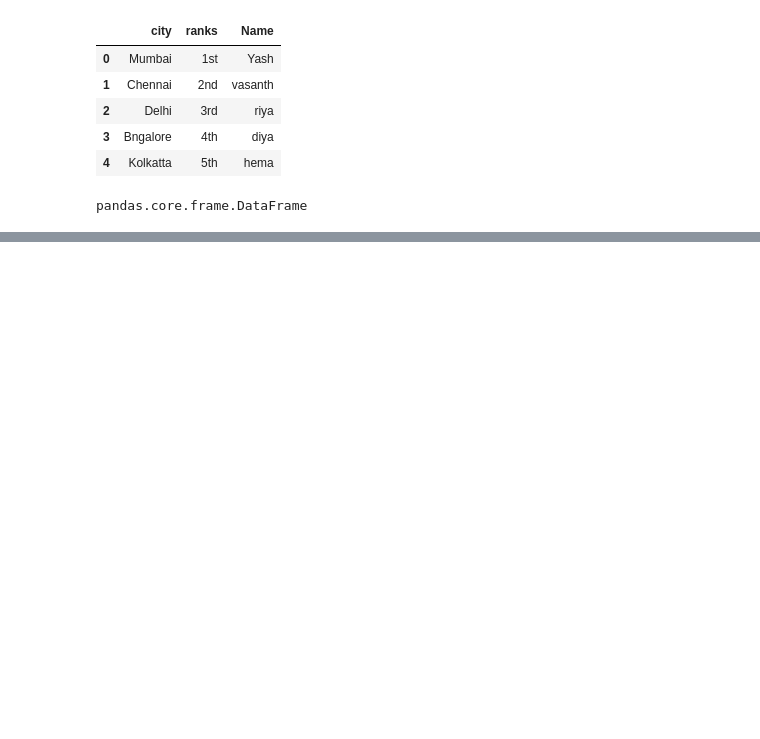
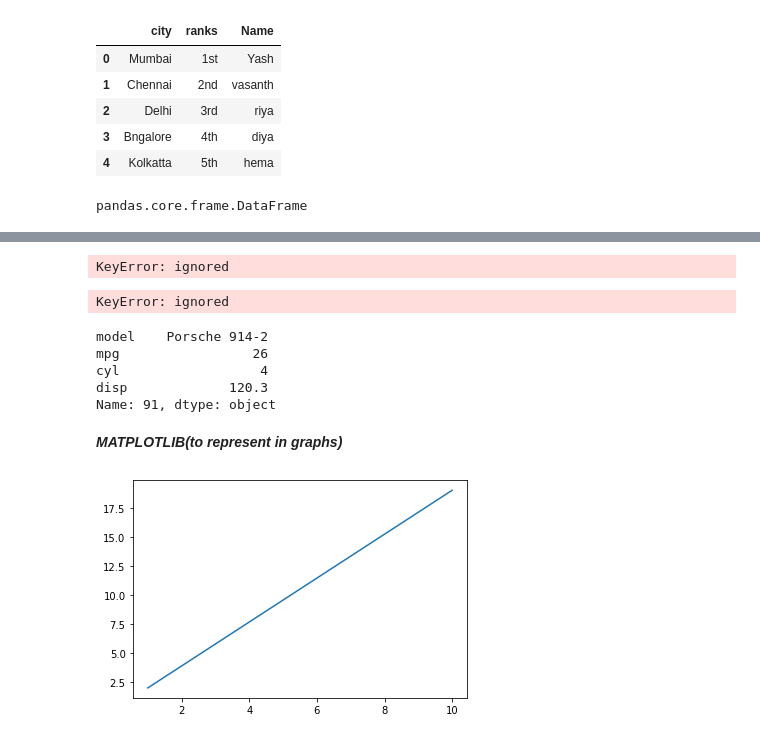
Before and after one commit to KEETHAVANI/Machine-Learning, a Jupyter notebook: 1st_python_ml.ipynb, the cells around one changed output, grey strips where cells are left out. Saved outputs shown, nothing was run; the diff lists cells and outputs as text; code cells hidden in the pictures; blank space fills up the shorter version.

```diff
--- a/1st_python_ml.ipynb
+++ b/1st_python_ml.ipynb
@@ -494,0 +753,20 @@ df.to_csv('trail1.csv') #click on folder option we can see files we can download
+# %%
+#to get info of any car in df
+cars.loc['Dodge Challenger']
+# %% [output]
+KeyError: ignored
+# %%
+# if we want particular info from mpg to hp in df
+cars.loc['Dodge Challenger',"mpg":"hp"]
+# %% [output]
+KeyError: ignored
+# %%
+cars.iloc[5,0:4] #represented with index
+# %% [output]
+model    Porsche 914-2
+mpg                 26
+cyl                  4
+disp             120.3
+Name: 91, dtype: object
+# %% [markdown]
+***MATPLOTLIB(to represent in graphs)***
@@ -494,0 +775,7 @@ df.to_csv('trail1.csv') #click on folder option we can see files we can download
+# %%
+x = [1, 10]
+y= [2,19]
+plt.plot(x,y)
+plt.show()
+# %% [output]
+[figure, added]
```
Also changed, not shown: parts of 36 cells of this notebook.
